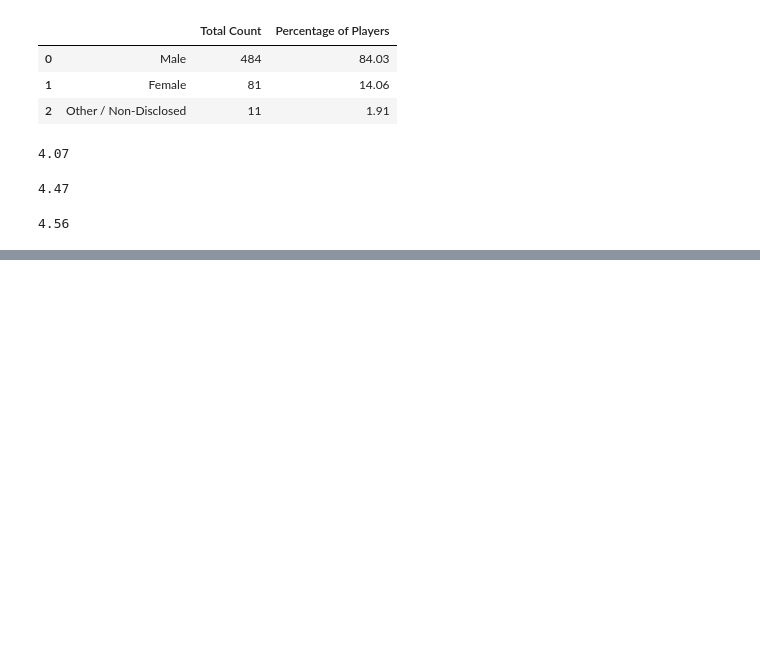
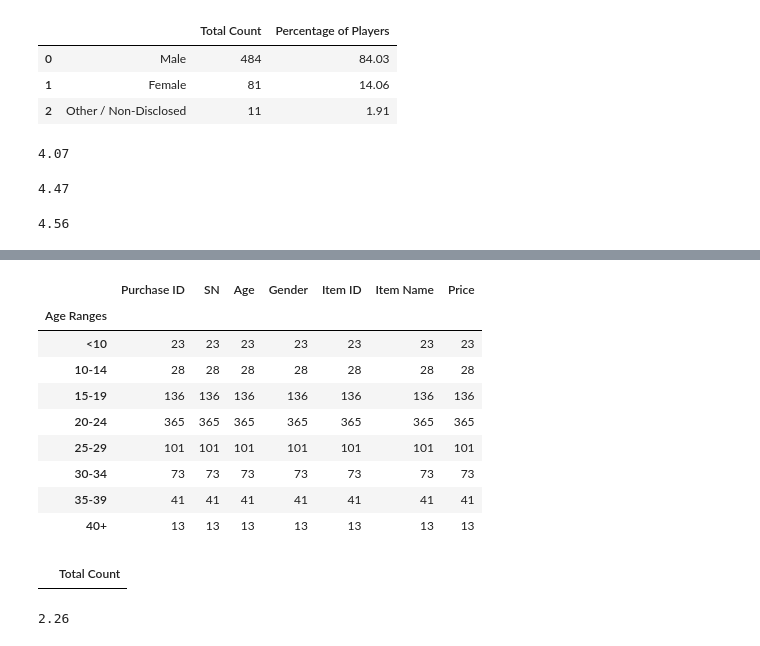
Before and after one commit to tdb219/pandas-challenge, a Jupyter notebook: HeroesOfPymoli/heroes_test.ipynb, the cells around one changed output, grey strips where cells are left out. Drawn from its saved outputs; the diff is of its cells as text; code cells hidden in the pictures; blank space fills up the shorter version.

```diff
--- a/HeroesOfPymoli/heroes_test.ipynb
+++ b/HeroesOfPymoli/heroes_test.ipynb
@@ -240,0 +281,47 @@ purch_analysis_gender_df
+# %%
+age_group_df[Age] = purchase_data_df.groupby(["Age Ranges"])
+age_group_df.count()
+# %% [output]
+|  | Purchase ID | SN | Age | Gender | Item ID | Item Name | Price |
+| Age Ranges |  |  |  |  |  |  |  |
+| <10 | 23 | 23 | 23 | 23 | 23 | 23 | 23 |
+| 10-14 | 28 | 28 | 28 | 28 | 28 | 28 | 28 |
+| 15-19 | 136 | 136 | 136 | 136 | 136 | 136 | 136 |
+| 20-24 | 365 | 365 | 365 | 365 | 365 | 365 | 365 |
+| 25-29 | 101 | 101 | 101 | 101 | 101 | 101 | 101 |
+| 30-34 | 73 | 73 | 73 | 73 | 73 | 73 | 73 |
+| 35-39 | 41 | 41 | 41 | 41 | 41 | 41 | 41 |
+| 40+ | 13 | 13 | 13 | 13 | 13 | 13 | 13 |
+# %%
+age_group_count = age_group_df["Purchase ID"].count()
+age_group_count_df = pd.DataFrame(age_group_count, columns=["Total Count"])
+age_group_count_df
+# %% [output]
+|  | Total Count |
+# %%
+percent_u10 = round(age_group_count.iloc[0]/total_players*100,2)
+percent_u10
+
+percent_10_14 = round(age_group_count.iloc[1]/total_players*100,2)
+percent_10_14
+
+percent_15_19 = round(age_group_count.iloc[2]/total_players*100,2)
+percent_15_19
+
+percent_20_24 = round(age_group_count.iloc[3]/total_players*100,2)
+percent_20_24
+
+percent_25_29 = round(age_group_count.iloc[4]/total_players*100,2)
+percent_25_29
+
+
+percent_30_35 = round(age_group_count.iloc[5]/total_players*100,2)
+percent_30_35
+
+percent_35_39 = round(age_group_count.iloc[6]/total_players*100,2)
+percent_35_39
+
+percent_40m = round(age_group_count.iloc[7]/total_players*100,2)
+percent_40m
+# %% [output]
+2.26
```
Also changed, not shown: parts of 13 cells of this notebook.
